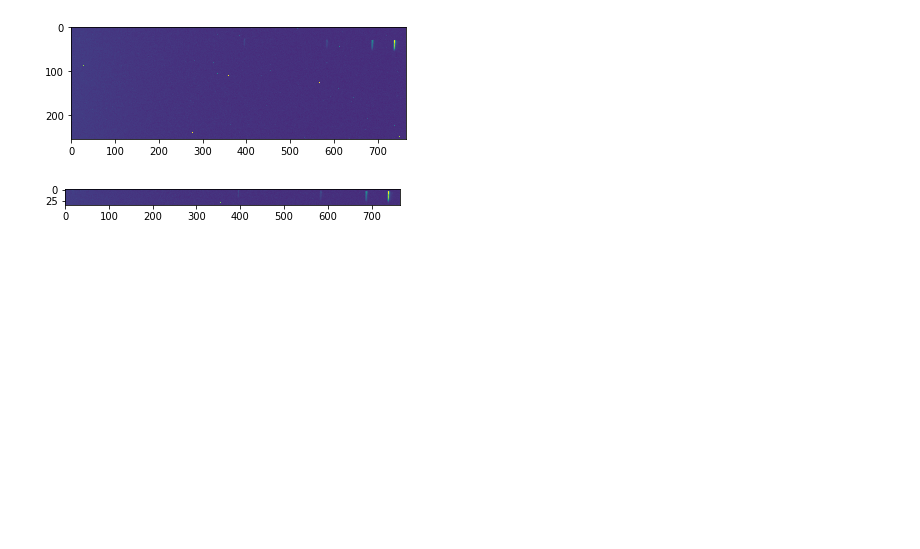
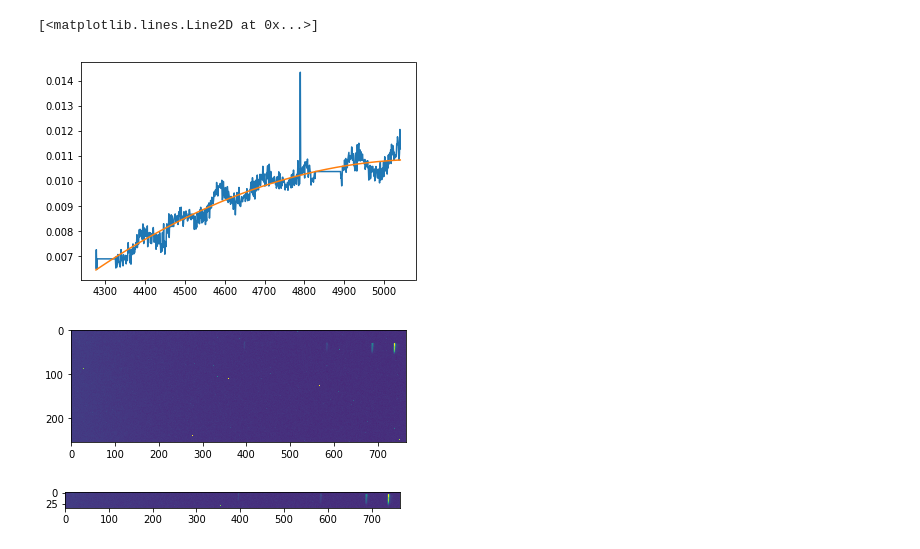
Before and after one commit to astro-kjc/AST443, a Jupyter notebook: Lab2/Lab2_normaliztion.ipynb, the cells around one changed output. Cells and saved outputs as stored; diff of their text form; code cells hidden in the pictures; blank space fills up the shorter version.

```diff
--- a/Lab2/Lab2_normaliztion.ipynb
+++ b/Lab2/Lab2_normaliztion.ipynb
@@ -41,3 +70,15 @@ data_fitfunc = np.poly1d(np.polyfit(x,y,N)) #creates a function that takes in a
+# %%
+for i in range(len(star_spec)):
+    if 2<i<50 :
+        star_spec[i]=(star_spec[1]+star_spec[50])/2
+    if 550<i<615:
+        star_spec[i]=(star_spec[549]+star_spec[620])/2
+data_fitfunc = np.poly1d(np.polyfit(x,star_spec,N))
+plt.plot(x,star_spec)
+plt.plot(x,data_fitfunc(x))
+# %% [output]
+[<matplotlib.lines.Line2D at 0x...>]
+[figure, added]
 # %%
 nebulae = sorted(glob.glob("../../../chris_kiran_jeffrey_lab2/nebula*.FIT"))
 nebulae = list(map(fits.open, nebulae[:]))
```
Also changed, not shown: parts of 14 cells of this notebook.
